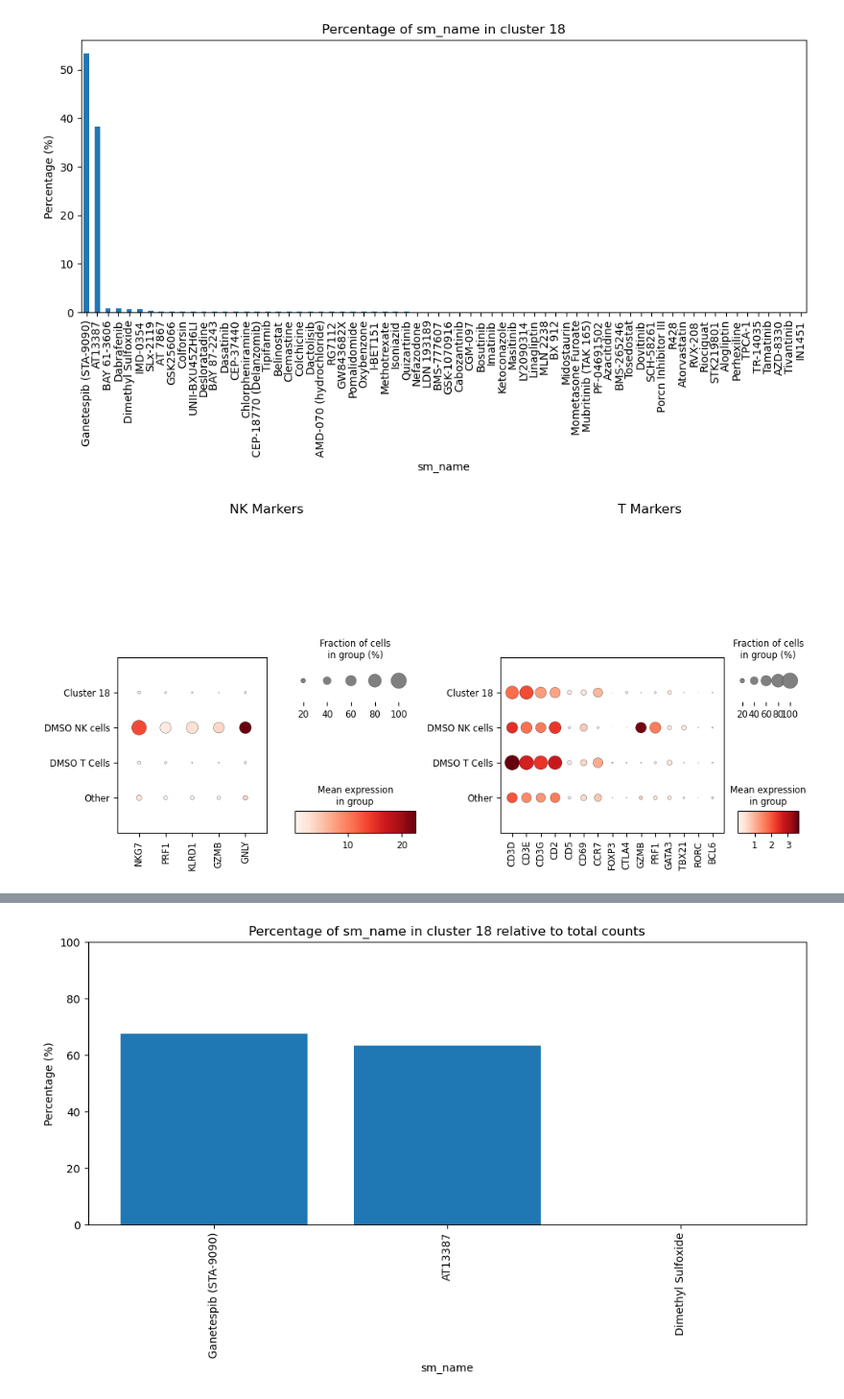
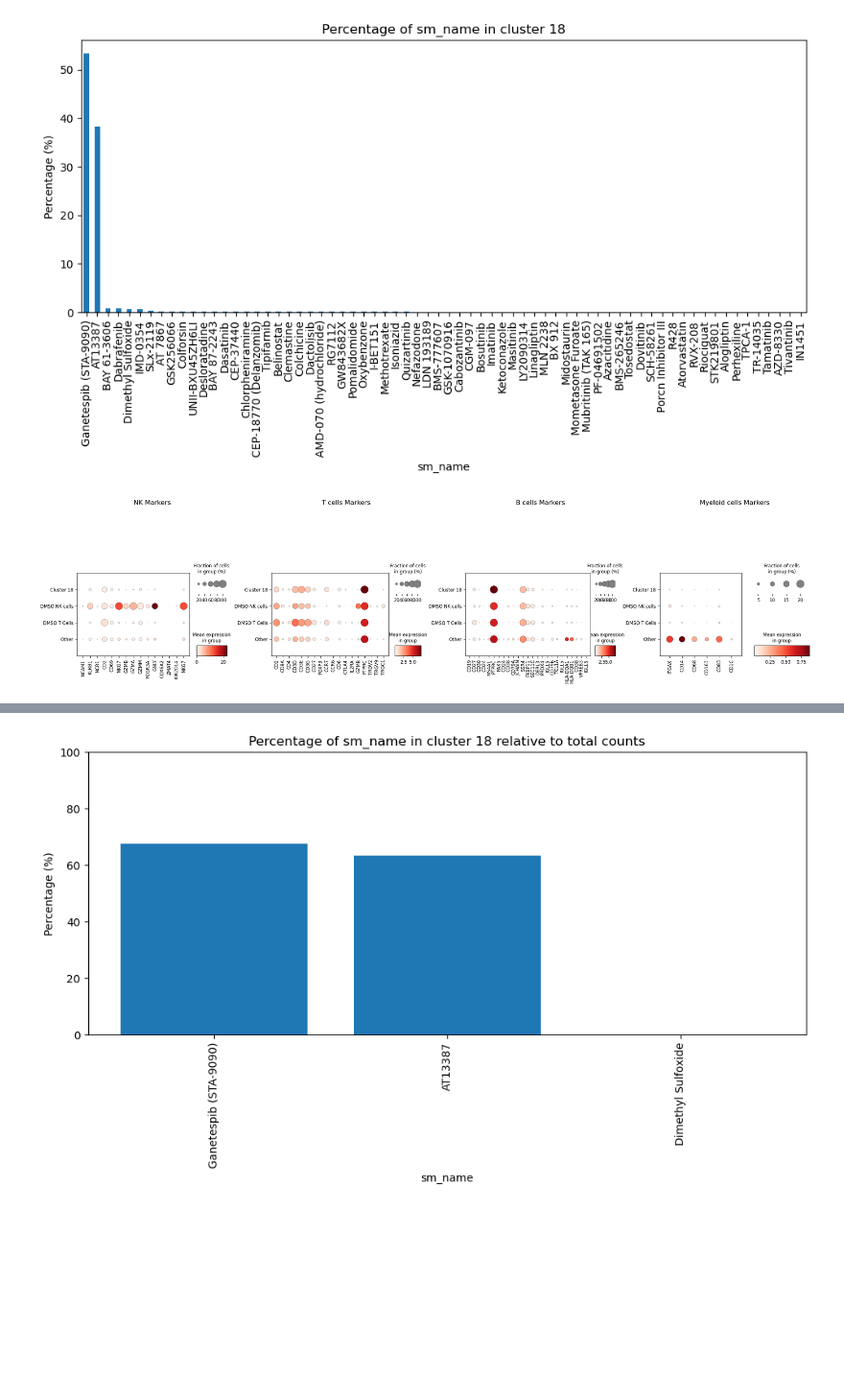
Before and after one commit to theislab/task-dge-perturbation-prediction-analysis, a Jupyter notebook: notebooks/celltype_analysis_1.ipynb, the cells around one changed output, grey strips where cells are left out. Shown at 96% size. Drawn from its saved outputs; the diff is of its cells as text; code cells hidden in the pictures; blank space fills up the shorter version.

```diff
--- a/notebooks/celltype_analysis.ipynb
+++ b/notebooks/celltype_analysis_1.ipynb
@@ -434,34 +431,102 @@ Name: proportion, dtype: float64
 # %%
 def plot_marker_expression(adata, markers, groupby):
     """
     This function plots the expression of given markers across specified groups (e.g., cell types).
 
     Parameters:
         adata (AnnData): The annotated data matrix of shape (n_obs, n_vars). Rows correspond to cells and columns to genes.
         markers (dict): A dictionary where keys are the cell types and values are lists of markers associated with each cell type.
         groupby (str): The key in adata.obs that corresponds to the grouping variable (e.g., predicted cell type).
     """
     # Initialize the figure
     num_types = len(markers)
     fig, axs = plt.subplots(1, num_types, figsize=(5*num_types, 5), squeeze=False)
 
     for i, (cell_type, marker_list) in enumerate(markers.items()):
         # Filter data for the markers of the current cell type
         sc.pl.dotplot(adata, var_names=marker_list, groupby=groupby, ax=axs[0, i], show=False)
         axs[0, i].set_title(f'{cell_type} Markers')
 
     plt.tight_layout()
     plt.show()
 
+# CD3, CD8, CD19, CD56, CD11c, TCRgd, CD123 identified in https://www.ncbi.nlm.nih.gov/pmc/articles/PMC9905713/
+# markers from https://sctype.app/database.php and Yoshida2022
 markers_t_nk = {
-    'NK': ['NKG7', 'PRF1', 'KLRD1', 'GZMB', 'GNLY'],
-    'T': ['CD3D', 'CD3E', 'CD3G', 'CD2', 'CD5', 'CD69',
-                      'CCR7', 'FOXP3', 'CTLA4', 'GZMB', 'PRF1',
-                      'GATA3', 'TBX21', 'RORC', 'BCL6']
+    'NK': [
+        "NCAM1",
+        "KLRB1",
+        "NCR1",
+    "CD2",
+    "CD69",
+    "NKG7",
+    "GZMB",
+    "GZMA",
+    "GZMM",
+    "FCGR3A",
+    "GNLY",
+    "COX6A2",
+    "ZMAT4",
+    "KIR2DL4",
+    "NKG7"],
+    'T cells': [    "CD2",
+                    "CD8A",
+                    "CD4",
+    "CD3D",
+    "CD3E",
+    "CD3G",
+    "CD27",
+    "FOXP3",
+    "CCR7",
+    "CCR6",
+    "CD6",
+    "CTLA4",
+    "IL2RA",
+    "GZMB",
+    "PTPRC",
+    "TRDV2",
+    "TRGV9",
+    "TRGC1",
+    ],
+    "B cells": [
+            "CD19",
+    "CD27",
+    "CD38",
+    "CD24",
+    "MS4A1",
+    "PTPRC",
+    "PAX5",
+    "CD24",
+    "CD38",
+    "CD79A",
+    "JCHAIN",
+    "SSR4",
+    "FKBP11",
+    "SEC11C",
+    "DERL3",
+    "PRDX4",
+    "IGLL5",
+    "CD79B",
+    "TCL1A",
+    "IGLL5",
+    "HLA-DQA1",
+    "HLA-DQB1",
+    "CD38",
+    "VPREB3",
+    "IGLL5"
+    ],
+    "Myeloid cells": [
+        "ITGAX",
+        "CD14",
+        "CD68",
+        "CD163",
+        "CD83",
+        "CD1C"
+    ]
 }
 
 groupby = 'group'  # This should be the column in adata.obs with your cell type predictions
 
 plot_marker_expression(sc_counts, markers_t_nk, groupby)
 # %% [output]
-[figure, old version]
+[figure, new version]
```
Also changed, not shown: parts of 15 cells of this notebook, 1 other file.
